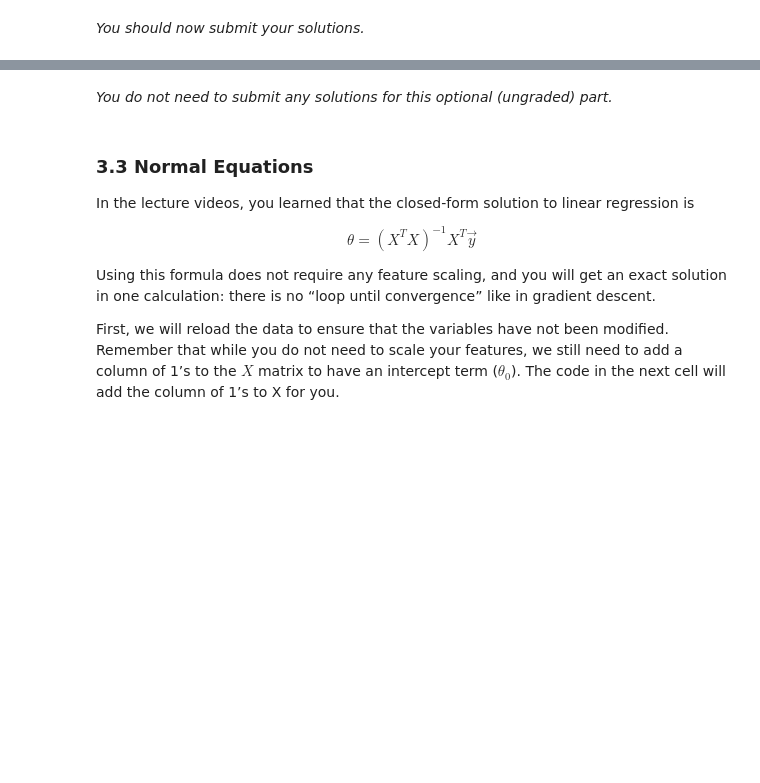
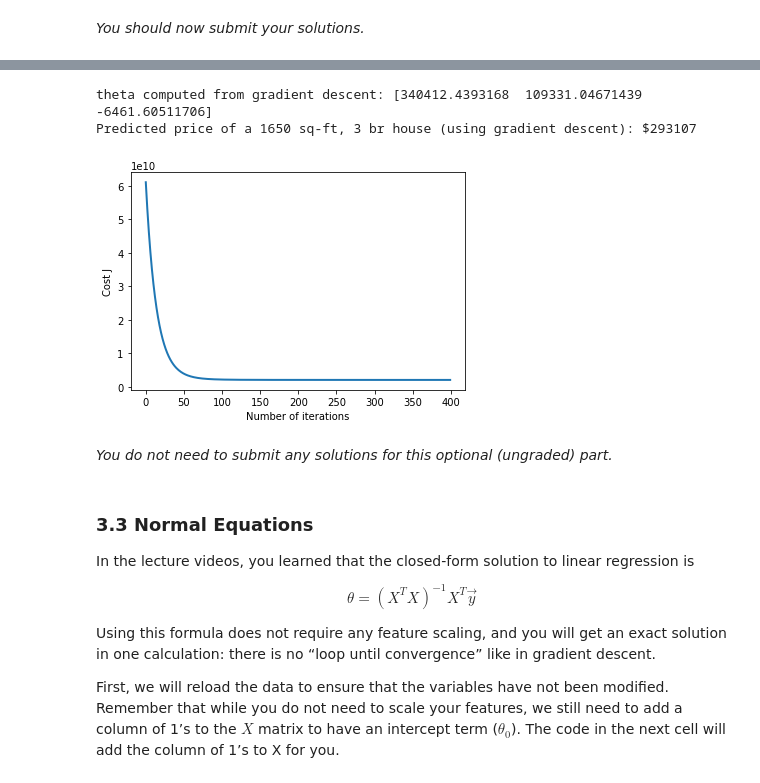
Before and after one commit to aowngong/ml-coursera-python-assignments, a Jupyter notebook: Exercise1/exercise1.ipynb, the cells around one changed output, grey strips where cells are left out. Cells and saved outputs as stored; diff of their text form; code cells hidden in the pictures; blank space fills up the shorter version.

```diff
--- a/Exercise1/exercise1.ipynb
+++ b/Exercise1/exercise1.ipynb
@@ -624,8 +668,18 @@ def  featureNormalize(X):
     sigma = np.zeros(X.shape[1])
 
     # =========================== YOUR CODE HERE =====================
+    size = X_norm[:,0]
+    stdS = np.std(size)
+    meanS = np.mean(size)
+    X_norm[:,0] = (X_norm[:,0] - meanS) / stdS
 
+    rooms = X_norm[:,1]
+    meanR = np.mean(rooms)
+    stdR = np.std(rooms)
+    X_norm[:,1] = (X_norm[:,1] - meanR) /  stdR
 
+    mu =  np.array([meanS,meanR])
+    sigma = np.array([stdS,stdR])
     # ================================================================
     return X_norm, mu, sigma
 # %% [markdown]
@@ -709,8 +780,15 @@ def computeCostMulti(X, y, theta):
     J = 0
 
     # ======================= YOUR CODE HERE ===========================
-
-
+    A = np.matmul(X,theta)
+    A = np.subtract(A,y)
+    At = A.transpose()
+    J = np.matmul(A,At) / (2*m)
+    #A = np.matmul(X,theta)
+    #B = np.subtract(A,y)
+    #B = B**2
+    #J = np.sum(B)
+    #J = J / (2*m)
     # ==================================================================
     return J
 # %% [markdown]
@@ -765,11 +858,16 @@ def gradientDescentMulti(X, y, theta, alpha, num_iters):
     theta = theta.copy()
 
     J_history = []
-
     for i in range(num_iters):
         # ======================= YOUR CODE HERE ==========================
-
-
+        varNum = theta.size
+        J = []
+        A = np.matmul(X,theta)
+        A = np.subtract(A,y) / m
+        A = A.transpose()
+        for a in range(varNum):
+            J.append(alpha*np.dot(A,X[:,a]))
+        theta = theta - np.array(J)
         # =================================================================
 
         # save the cost J in every iteration
@@ -827,36 +940,40 @@ alpha and see which one gives you the best result.
 Finally, you should complete the code at the end to predict the price
 of a 1650 sq-ft, 3 br house.
 
 Hint
 ----
 At prediction, make sure you do the same feature normalization.
 """
 # Choose some alpha value - change this
-alpha = 0.1
+#alpha = [0.001,0.003,0.01,0.03,0.1]
+alpha = 0.035
 num_iters = 400
 
 # init theta and run gradient descent
 theta = np.zeros(3)
 theta, J_history = gradientDescentMulti(X, y, theta, alpha, num_iters)
 
 # Plot the convergence graph
 pyplot.plot(np.arange(len(J_history)), J_history, lw=2)
 pyplot.xlabel('Number of iterations')
 pyplot.ylabel('Cost J')
 
 # Display the gradient descent's result
 print('theta computed from gradient descent: {:s}'.format(str(theta)))
 
 # Estimate the price of a 1650 sq-ft, 3 br house
 # ======================= YOUR CODE HERE ===========================
 # Recall that the first column of X is all-ones.
 # Thus, it does not need to be normalized.
-
-price = 0   # You should change this
+price = np.matmul([1,(1650-mu[0])/sigma[0],(3-mu[1])/sigma[1]],theta)   # You should change this
 
 # ===================================================================
 
 print('Predicted price of a 1650 sq-ft, 3 br house (using gradient descent): ${:.0f}'.format(price))
+# %% [output]
+theta computed from gradient descent: [340412.4393168  109331.04671439  -6461.60511706]
+Predicted price of a 1650 sq-ft, 3 br house (using gradient descent): $293107
+[figure, added]
 # %% [markdown]
 *You do not need to submit any solutions for this optional (ungraded) part.*
 # %% [markdown]
```
Also changed, not shown: parts of 15 cells of this notebook.
